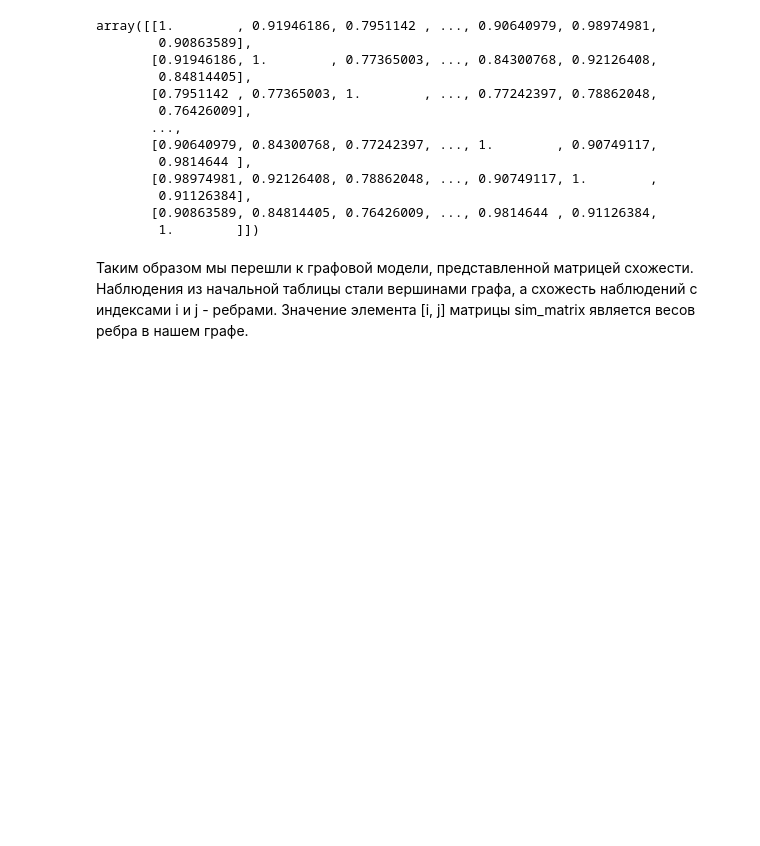
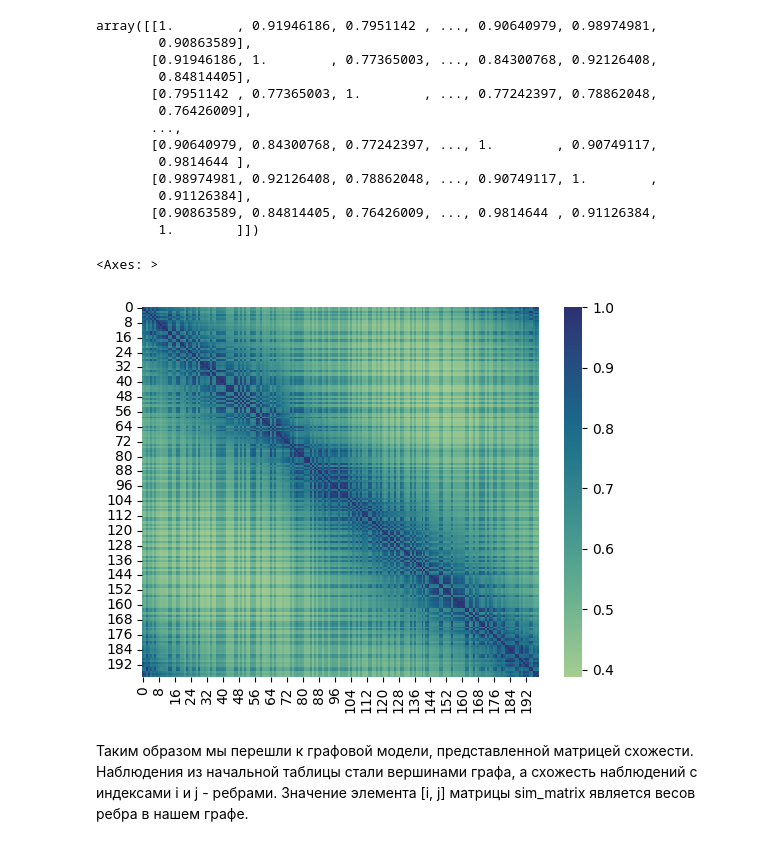
Before and after one commit to a13xbb/data-analysis-labs-mag, a Jupyter notebook: lab2/main.ipynb, the cells around one changed output. Saved outputs shown, nothing was run; the diff lists cells and outputs as text; code cells hidden in the pictures; blank space fills up the shorter version.

```diff
--- a/lab2/main.ipynb
+++ b/lab2/main.ipynb
@@ -90,6 +90,11 @@ array([[1.        , 0.91946186, 0.7951142 , ..., 0.90640979, 0.98974981,
         0.91126384],
        [0.90863589, 0.84814405, 0.76426009, ..., 0.9814644 , 0.91126384,
         1.        ]])
+# %%
+sns.heatmap(sim_matrix, cmap="crest")
+# %% [output]
+<Axes: >
+[figure, added]
 # %% [markdown]
 Таким образом мы перешли к графовой модели, представленной матрицей схожести. Наблюдения из начальной таблицы стали вершинами графа, а схожесть наблюдений с индексами i и j - ребрами. Значение элемента [i, j] матрицы sim_matrix является весов ребра в нашем графе.
 # %% [markdown]
```
Also changed, not shown: parts of 11 cells of this notebook.
